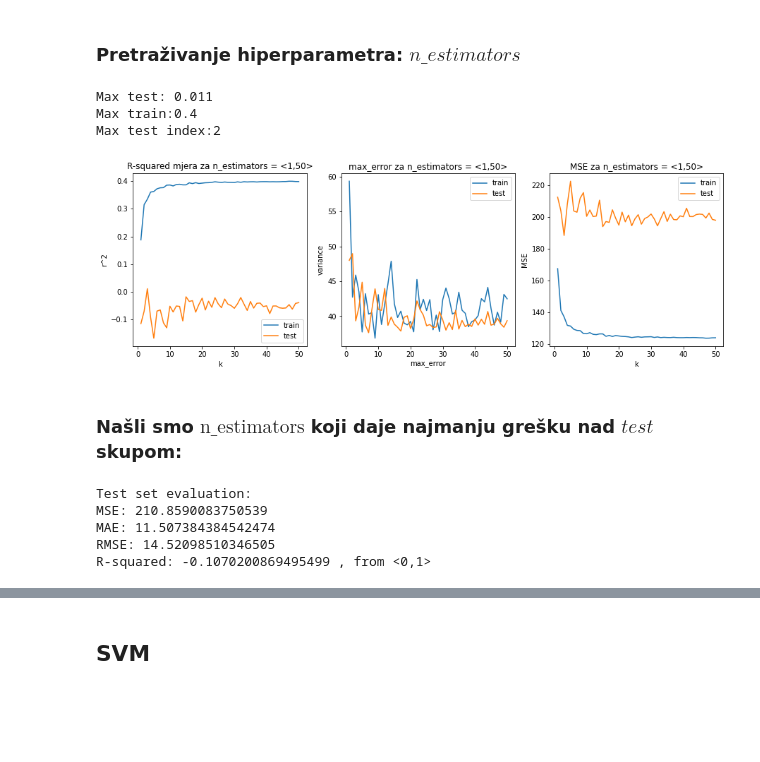
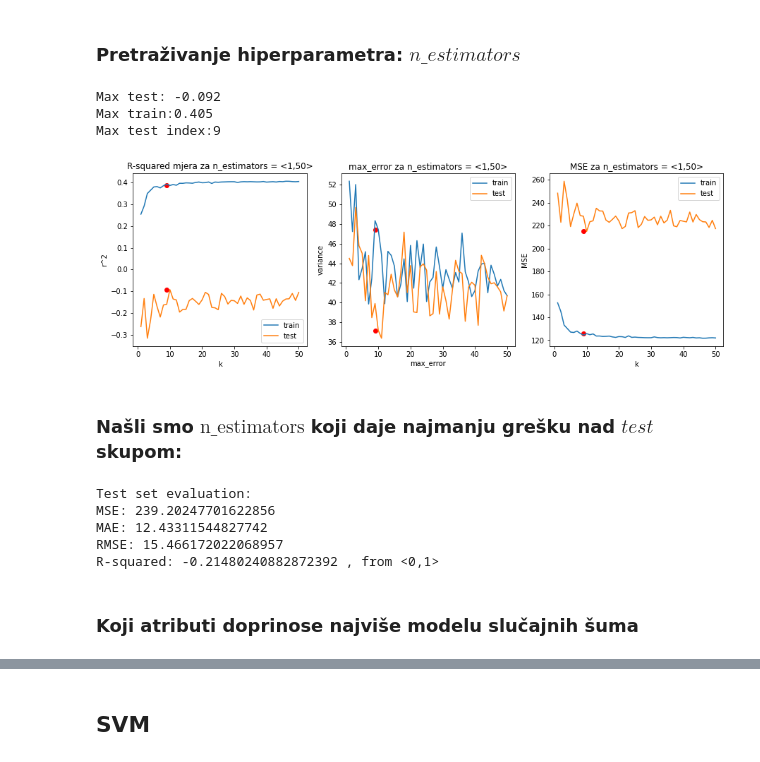
Before and after one commit to mikocij/SUprojekt, a Jupyter notebook: Projekt.ipynb, the cells around one changed output, grey strips where cells are left out. Saved outputs shown, nothing was run; the diff lists cells and outputs as text; code cells hidden in the pictures; blank space fills up the shorter version.

```diff
--- a/Projekt.ipynb
+++ b/Projekt.ipynb
@@ -574,0 +575,4 @@ shap.summary_plot(shap_values, train_X)
+# %%
+data2 = {"k": range(1,151),"RMSE": rmse_val}
+final_rmse=pd.DataFrame(data2)
+min_index = final_rmse.iloc[:,1].idxmin()
@@ -574,0 +590,5 @@ shap.summary_plot(shap_values, train_X)
+# %%
+model = neighbors.KNeighborsRegressor(n_neighbors = final_rmse.k[min_index])
+
+model.fit(X_train, y_train)
+pred=model.predict(X_test)
@@ -708,10 +738,10 @@ from tensorflow.keras.layers import Dense
 
 
 model = Sequential()
-model.add(Dense(100, input_dim=train_X.columns.value_counts().sum(), activation="softmax"))
+model.add(Dense(100, input_dim=X_train.columns.value_counts().sum(), activation="softmax"))
 model.add(Dense(100, activation="relu"))
 model.add(Dense(1, kernel_initializer="normal"))
 model.compile(loss="mean_squared_error", optimizer = "adam", metrics = ["mse"])
 
-model.fit(train_X, train_y, epochs=10)
+model.fit(X_train, y_train, epochs=10)
 # %% [output]
@@ -744,18 +800,18 @@ treeScoresTrain3=np.zeros(k)
 
 
 
-#train_X, valid_X, train_y, valid_y
+#X_train, X_test, y_train, y_test
 
 
 for k in np.arange(1,k+1):
     rf = RandomForestRegressor(n_estimators=k)
-    rf.fit(train_X,train_y)
-    treeScoresTrain1[k-1]=r2_score(train_y, rf.predict(train_X))
-    treeScoresTest1[k-1] =r2_score(valid_y, rf.predict(valid_X))
-    treeScoresTrain2[k-1]= max_error(train_y, rf.predict(train_X))
-    treeScoresTest2[k-1] = max_error(valid_y, rf.predict(valid_X))
-    treeScoresTrain3[k-1]= mean_squared_error (train_y, rf.predict(train_X))
-    treeScoresTest3[k-1] = mean_squared_error (valid_y, rf.predict(valid_X))
+    rf.fit(X_train,y_train)
+    treeScoresTrain1[k-1]=r2_score(y_train, rf.predict(X_train))
+    treeScoresTest1[k-1] =r2_score(y_test, rf.predict(X_test))
+    treeScoresTrain2[k-1]= max_error(y_train, rf.predict(X_train))
+    treeScoresTest2[k-1] = max_error(y_test, rf.predict(X_test))
+    treeScoresTrain3[k-1]= mean_squared_error (y_train, rf.predict(X_train))
+    treeScoresTest3[k-1] = mean_squared_error (y_test, rf.predict(X_test))
 # %%
 
 maximumTE = np.max(treeScoresTest1)
@@ -764,37 +820,46 @@ minimumTR = np.max(treeScoresTrain1)
 print("Max test: " + str(round(maximumTE,3)) )
 print("Max train:" + str(round(minimumTR,3)) )
 
 index_of_maximum = np.where(treeScoresTest1 == maximumTE)[0][0]
 print("Max test index:" + str(index_of_maximum) )
 
 
 fig, ax = plt.subplots(1, 3, figsize=(15, 4.5))
 
+
+ax[0].plot(index_of_maximum,treeScoresTrain1[index_of_maximum],'ro')
+ax[0].plot(index_of_maximum,treeScoresTest1[index_of_maximum],'ro')
 ax[0].plot(np.arange(1,k+1),treeScoresTrain1,label='train')
 ax[0].plot(np.arange(1,k+1),treeScoresTest1,label='test')
 ax[0].set(xlabel='k', ylabel='r^2')
 ax[0].title.set_text(f"R-squared mjera za n_estimators = <1,{k}>")
 ax[0].legend()
 
+ax[1].plot(index_of_maximum,treeScoresTrain2[index_of_maximum],'ro')
+ax[1].plot(index_of_maximum,treeScoresTest2[index_of_maximum],'ro')
+
 ax[1].plot(np.arange(1,k+1),treeScoresTrain2,label='train')
 ax[1].plot(np.arange(1,k+1),treeScoresTest2,label='test')
 ax[1].set(xlabel='max_error', ylabel='variance')
 ax[1].title.set_text(f"max_error za n_estimators = <1,{k}>")
 ax[1].legend()
+
+ax[2].plot(index_of_maximum,treeScoresTrain3[index_of_maximum],'ro')
+ax[2].plot(index_of_maximum,treeScoresTest3[index_of_maximum],'ro')
 
 ax[2].plot(np.arange(1,k+1),treeScoresTrain3,label='train')
 ax[2].plot(np.arange(1,k+1),treeScoresTest3,label='test')
 ax[2].set(xlabel='k', ylabel='MSE')
 ax[2].title.set_text(f"MSE za n_estimators = <1,{k}>")
 ax[2].legend()
 
 
 plt.show()
 # %% [output]
-Max test: 0.011
-Max train:0.4
-Max test index:2
+Max test: -0.092
+Max train:0.405
+Max test index:9
-[figure, old version]
+[figure, new version]
 # %% [markdown]
 ### Našli smo $\text{n_estimators}$ koji daje najmanju grešku nad $test$ skupom:
 # %%
@@ -805,9 +870,11 @@ predictions = rf.predict(valid_X)
 # %%
 
-data.loc['Random forest'] =evaluateRegressor(valid_y, predictions)
+data.loc['Random forest'] =evaluateRegressor(y_test, predictions)
 # %% [output]
 Test set evaluation:
-MSE: 210.8590083750539
-MAE: 11.507384384542474
-RMSE: 14.52098510346505
-R-squared: -0.1070200869495499 , from <0,1>
+MSE: 239.20247701622856
+MAE: 12.43311544827742
+RMSE: 15.466172022068957
+R-squared: -0.21480240882872392 , from <0,1>
+# %% [markdown]
+### Koji atributi doprinose najviše modelu slučajnih šuma
```
Also changed, not shown: parts of 56 cells of this notebook.
